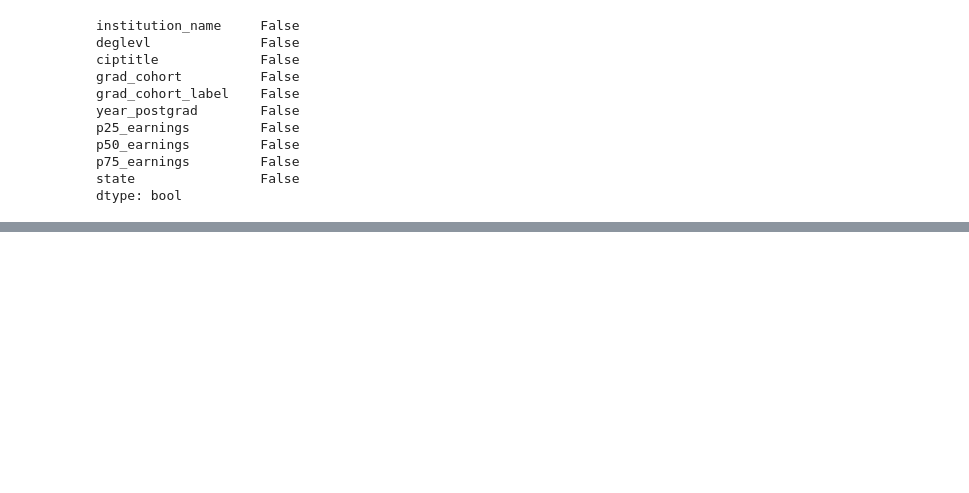
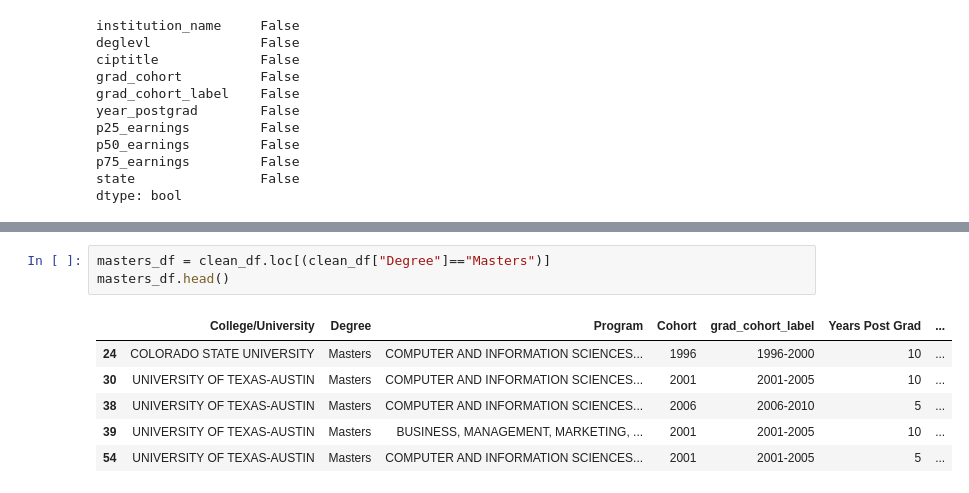
Before and after one commit to otrejo08/data_bootcamp_project1, a Jupyter notebook: data/Omar.ipynb, the cells around one changed output, grey strips where cells are left out. Drawn from its saved outputs; the diff is of its cells as text; blank space fills up the shorter version.

```diff
--- a/data/Omar.ipynb
+++ b/data/Omar.ipynb
@@ -86,0 +78,10 @@ reduced_graduate_df.rename(index=str, columns={"institution_name": "College/Univ
+# %%
+masters_df = clean_df.loc[(clean_df["Degree"]=="Masters")]
+masters_df.head()
+# %% [output]
+|  | College/University | Degree | Program | Cohort | grad_cohort_label | Years Post Grad | ... |
+| 24 | COLORADO STATE UNIVERSITY | Masters | COMPUTER AND INFORMATION SCIENCES... | 1996 | 1996-2000 | 10 | ... |
+| 30 | UNIVERSITY OF TEXAS-AUSTIN | Masters | COMPUTER AND INFORMATION SCIENCES... | 2001 | 2001-2005 | 10 | ... |
+| 38 | UNIVERSITY OF TEXAS-AUSTIN | Masters | COMPUTER AND INFORMATION SCIENCES... | 2006 | 2006-2010 | 5 | ... |
+| 39 | UNIVERSITY OF TEXAS-AUSTIN | Masters | BUSINESS, MANAGEMENT, MARKETING, ... | 2001 | 2001-2005 | 10 | ... |
+| 54 | UNIVERSITY OF TEXAS-AUSTIN | Masters | COMPUTER AND INFORMATION SCIENCES... | 2001 | 2001-2005 | 5 | ... |
```
Also changed, not shown: parts of 4 cells of this notebook, 1 other file.
